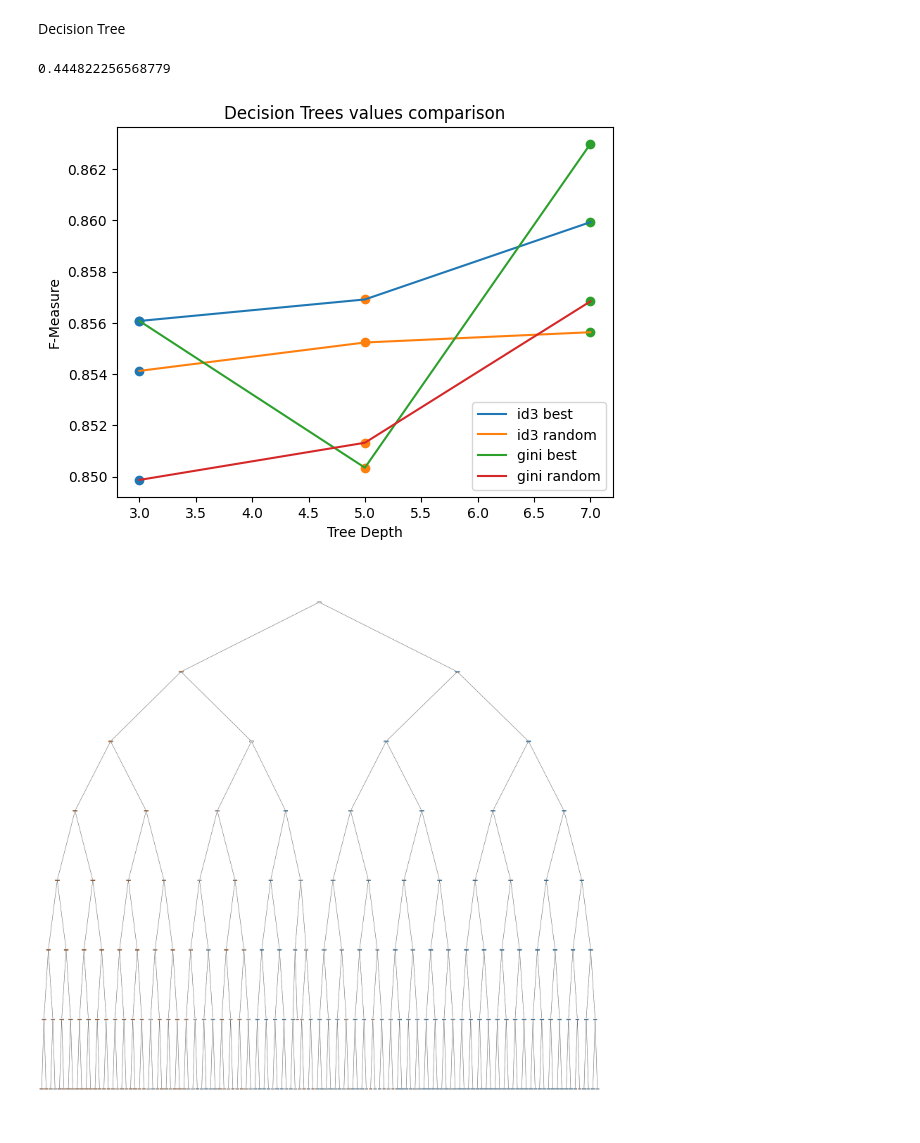
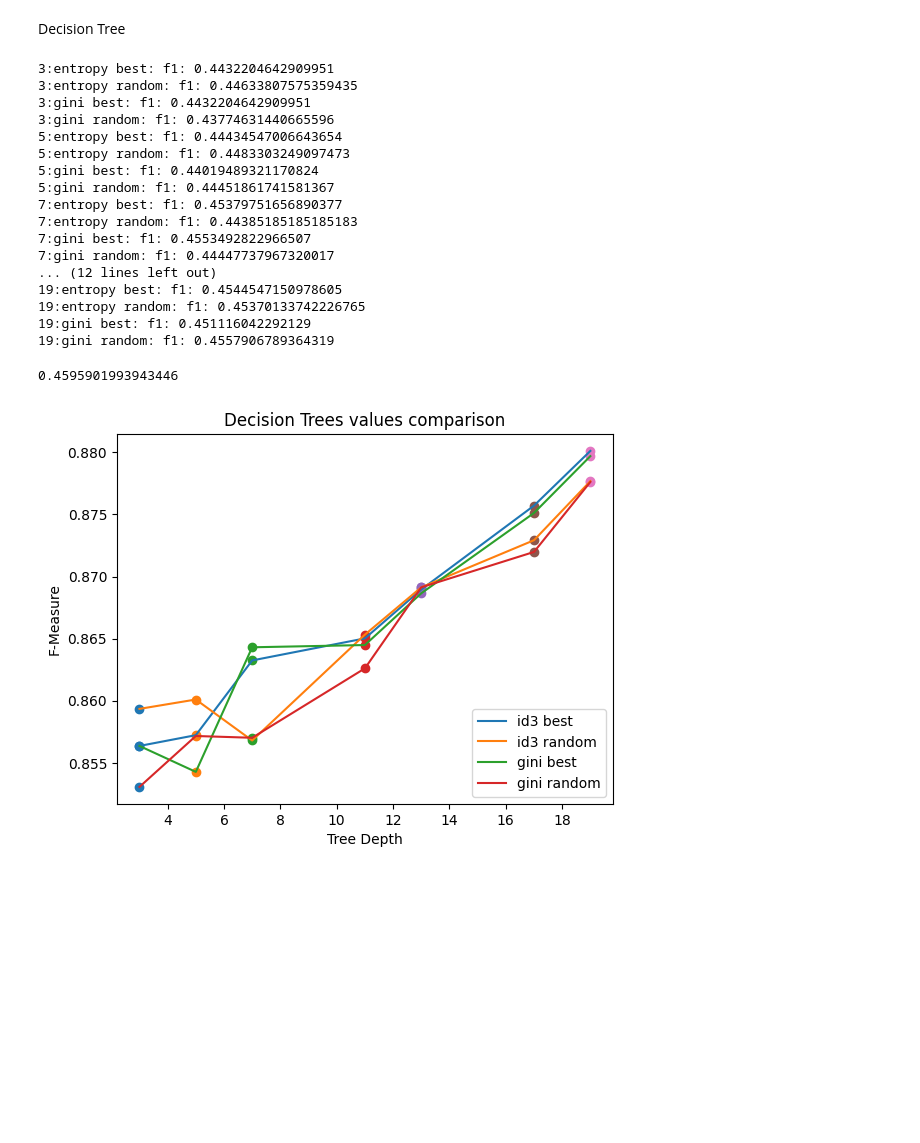
Before and after one commit to roink/covid-19-risiko-erkennung, a Jupyter notebook: notebooks/1.01-Analyse.ipynb, the cells around one changed output. Cells and saved outputs as stored; diff of their text form; code cells hidden in the pictures; blank space fills up the shorter version.

```diff
--- a/notebooks/1.01-Analyse.ipynb
+++ b/notebooks/1.01-Analyse.ipynb
@@ -16,7 +16,7 @@ from sklearn.metrics import accuracy_score, f1_score, precision_score, recall_sc
 sys.path.append(os.path.dirname(os.getcwd()))
 from src.load_covid19 import load_clean_covid19
 
-df = load_clean_covid19(download=False)
+df = load_clean_covid19()
 
 df.loc[df.SEX == 'male', 'PREGNANT'] = False
 
@@ -78,7 +78,7 @@ df = df.drop(columns = ['DIED', 'INTUBED', 'ICU'])
 
 
 # train(90%), test(5%)
-train, test = train_test_split(df, test_size=0.05, shuffle=True)
+train, test = train_test_split(df, test_size=0.1, shuffle=True)
 
 # df.to_csv("../data/raw/covid19-dataset/Covid Data2.csv")
 
@@ -136,7 +129,8 @@ from sklearn.preprocessing import StandardScaler
 # from sklearn.metrics import classification_report
 # from sklearn.metrics import confusion_matrix
 
-ks = [1,3,5,7,9]
+ks = [5,7,9]
+# ks = [1,3,5,7,9]
 accs = []
 f1s = []
 precs = []
@@ -206,42 +200,59 @@ for d in max_depth:
         # calculate F-measures and save best model
         acc, f1, prec, rec = get_scores(test_y, y_pred)
         dt_fmeasures[d][i] = acc
-        print(f"{d}:{heuristic} {splitter}")
+        print(f"{d}:{heuristic} {splitter}: f1: {f1}")
         i=i+1
 
         if f1 > dt_best_result:
             dt_best_result = f1
             dt_best = dt_classifier
+# %% [output]
+3:entropy best: f1: 0.4432204642909951
+3:entropy random: f1: 0.44633807575359435
+3:gini best: f1: 0.4432204642909951
+3:gini random: f1: 0.43774631440665596
+5:entropy best: f1: 0.44434547006643654
+5:entropy random: f1: 0.4483303249097473
+5:gini best: f1: 0.44019489321170824
+5:gini random: f1: 0.44451861741581367
+7:entropy best: f1: 0.45379751656890377
+7:entropy random: f1: 0.44385185185185183
+7:gini best: f1: 0.4553492822966507
+7:gini random: f1: 0.44447737967320017
+... (12 lines left out)
+19:entropy best: f1: 0.4544547150978605
+19:entropy random: f1: 0.45370133742226765
+19:gini best: f1: 0.451116042292129
+19:gini random: f1: 0.4557906789364319
 # %%
 print(dt_best_result)
 
 
 
 l1, l2, l3, l4 = [], [], [], []
 for k in dt_fmeasures.keys():
     fmeasures = dt_fmeasures[k]
     plt.scatter([k] * len(fmeasures), fmeasures)
     l1.append(dt_fmeasures[k][0])
     l2.append(dt_fmeasures[k][1])
     l3.append(dt_fmeasures[k][2])
     l4.append(dt_fmeasures[k][3])
 
 plt.errorbar(max_depth, l1, label ='id3 best')
 plt.errorbar(max_depth, l2, label ='id3 random')
 plt.errorbar(max_depth, l3, label ='gini best')
 plt.errorbar(max_depth, l4, label ='gini random')
 plt.legend(loc ='lower right')
 plt.title('Decision Trees values comparison')
 plt.xlabel('Tree Depth')
 plt.ylabel('F-Measure')
 plt.show()
 
-fig = plt.figure(figsize=(50,50))
-_ = tree.plot_tree(dt_classifier,
-                #    feature_names=iris.feature_names,
-                #    class_names=iris.target_names,
-                   filled=True)
+# fig = plt.figure(figsize=(25,20))
+# _ = tree.plot_tree(dt_classifier,
+#                 #    feature_names=iris.feature_names,
+#                 #    class_names=iris.target_names,
+#                    filled=True)
 # %% [output]
-0.444822256568779
+0.4595901993943446
-[figure, old version]
+[figure, new version]
-[figure, removed]
```
Also changed, not shown: parts of 8 cells of this notebook.
